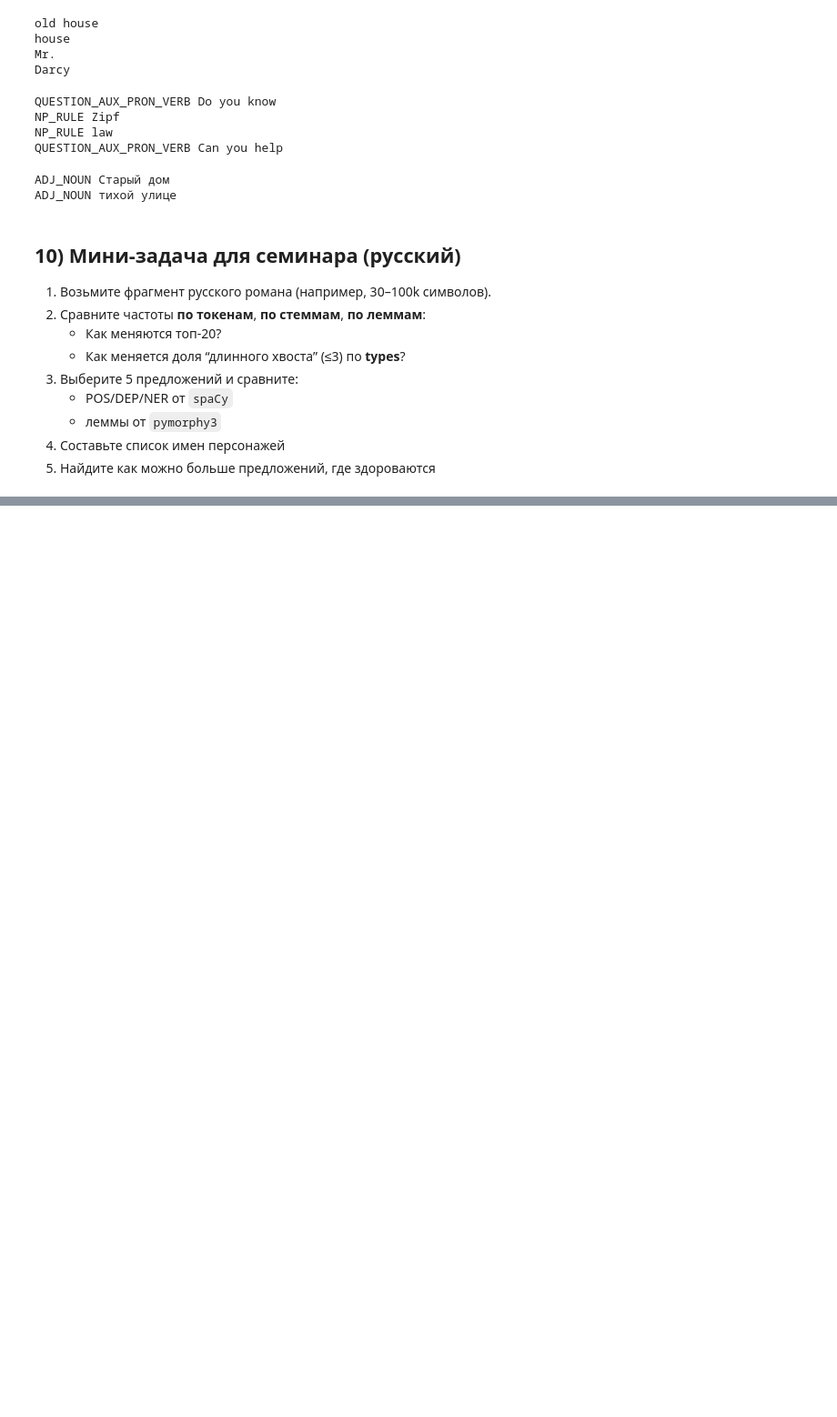
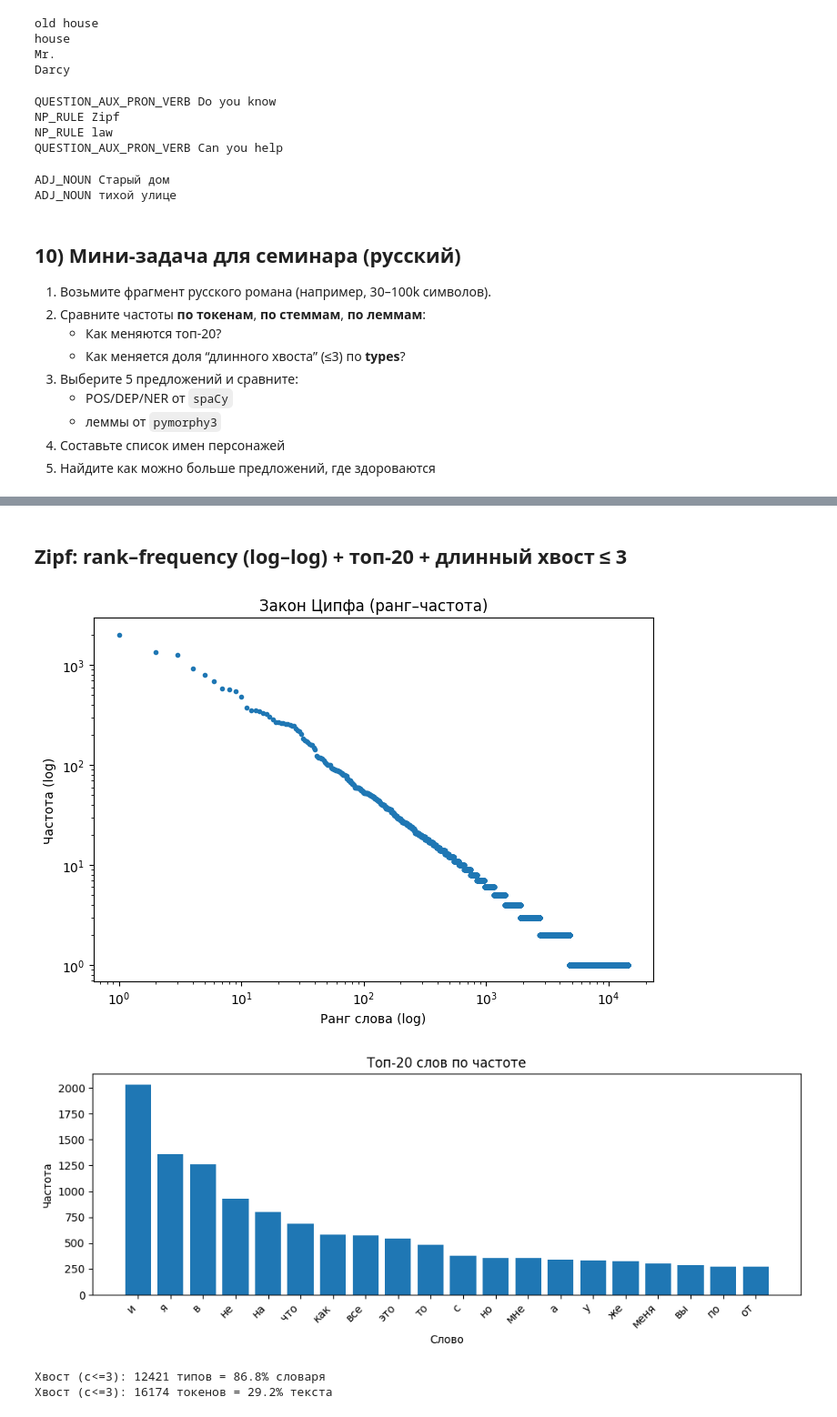
Before and after one commit to liminalvoid/nlp, a Jupyter notebook: sem_1.ipynb, the cells around one changed output, grey strips where cells are left out. Shown at 91% size. Saved outputs shown, nothing was run; the diff lists cells and outputs as text; code cells hidden in the pictures; blank space fills up the shorter version.

Commit message:
Zipf

```diff
--- a/sem_1.ipynb
+++ b/sem_1.ipynb
@@ -563,0 +582,18 @@ ADJ_NOUN тихой улице
+# %%
+import re
+
+from collections import Counter
+
+# Простая токенизация для частот: слова из кириллических букв + апострофы
+tokens = re.findall(r"[А-Яа-я]+(?:'[А-Яа-я]+)?", text.lower())
+cnt = Counter(tokens)
+
+N_tokens = sum(cnt.values())  # tokens = все употребления
+V_types = len(cnt)            # types  = уникальные слова
+
+print(f"Tokens (всего словоупотреблений): {N_tokens:,}")
+print(f"Types  (уникальных слов):         {V_types:,}")
+
+# Топ-20
+top20 = cnt.most_common(20)
+top20
@@ -563,0 +623,59 @@ ADJ_NOUN тихой улице
+# %% [markdown]
+## Zipf: rank–frequency (log–log) + топ-20 + длинный хвост ≤ 3
+# %%
+import numpy as np
+import pandas as pd
+import matplotlib.pyplot as plt
+
+
+# Zipf данные
+freqs_sorted = np.array(sorted(cnt.values(), reverse=True))
+ranks = np.arange(1, len(freqs_sorted) + 1)
+
+# 3.1 Zipf log-log
+plt.figure(figsize=(7,5))
+plt.loglog(ranks, freqs_sorted, marker=".", linestyle="none")
+plt.title("Закон Ципфа (ранг–частота)")
+plt.xlabel("Ранг слова (log)")
+plt.ylabel("Частота (log)")
+plt.tight_layout()
+plt.show()
+
+# 3.2 Топ-20
+df_top20 = pd.DataFrame(top20, columns=["word","count"])
+plt.figure(figsize=(10,4))
+plt.bar(df_top20["word"], df_top20["count"])
+plt.title("Топ-20 слов по частоте")
+plt.xlabel("Слово")
+plt.ylabel("Частота")
+plt.xticks(rotation=45, ha="right")
+plt.tight_layout()
+plt.show()
+
+# 3.3 Длинный хвост: <= 3
+tail_words = [w for w, c in cnt.items() if c <= 3]
+tail_types = len(tail_words)
+tail_tokens = sum(cnt[w] for w in tail_words)
+
+print(f"Хвост (c<=3): {tail_types} типов = {tail_types/V_types:.1%} словаря")
+print(f"Хвост (c<=3): {tail_tokens} токенов = {tail_tokens/N_tokens:.1%} текста")
+
+plt.figure(figsize=(7,4))
+plt.bar(["Доля ТИПОВ\n(c ≤ 3)", "Доля ТОКЕНОВ\n(c ≤ 3)"],
+        [tail_types/V_types, tail_tokens/N_tokens])
+plt.ylim(0, 1)
+plt.title("«Длинный хвост» (c ≤ 3)")
+plt.ylabel("Доля")
+plt.tight_layout()
+plt.show()
+
+# 3.4 (Опционально) 10 случайных hapax (c=1)
+hapax = [w for w, c in cnt.items() if c == 1]
+rng = np.random.default_rng(0)
+sample10 = list(rng.choice(hapax, size=10, replace=False))
+sample10
+# %% [output]
+[figure, added]
+[figure, added]
+Хвост (c<=3): 12421 типов = 86.8% словаря
+Хвост (c<=3): 16174 токенов = 29.2% текста
```
Also changed, not shown: parts of 8 cells of this notebook.
